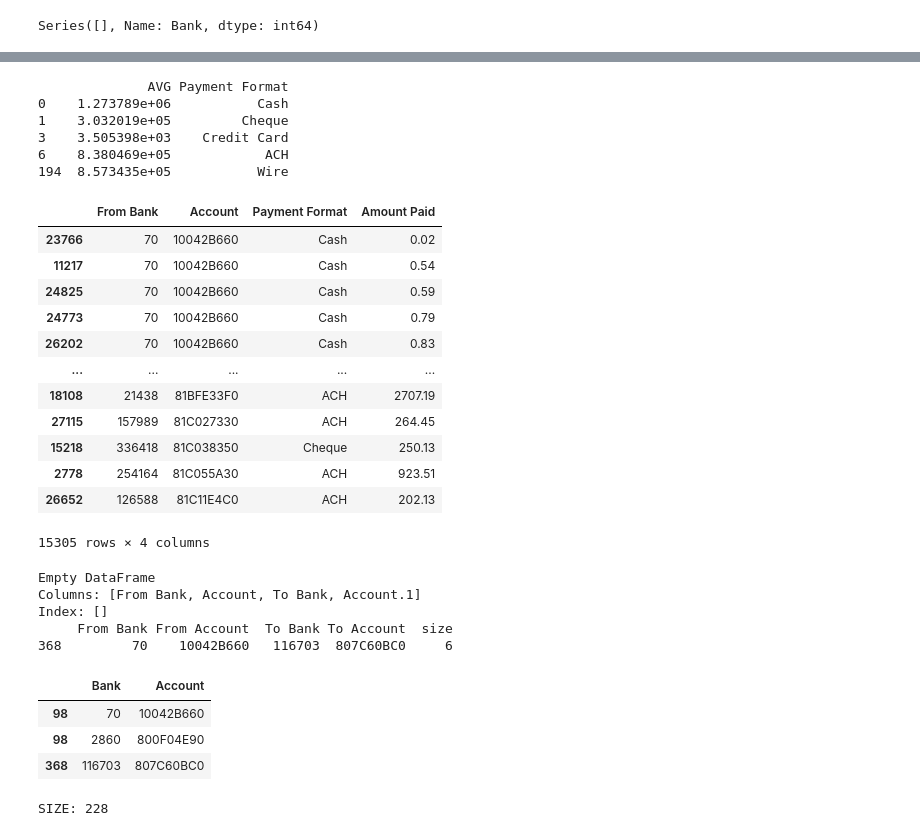
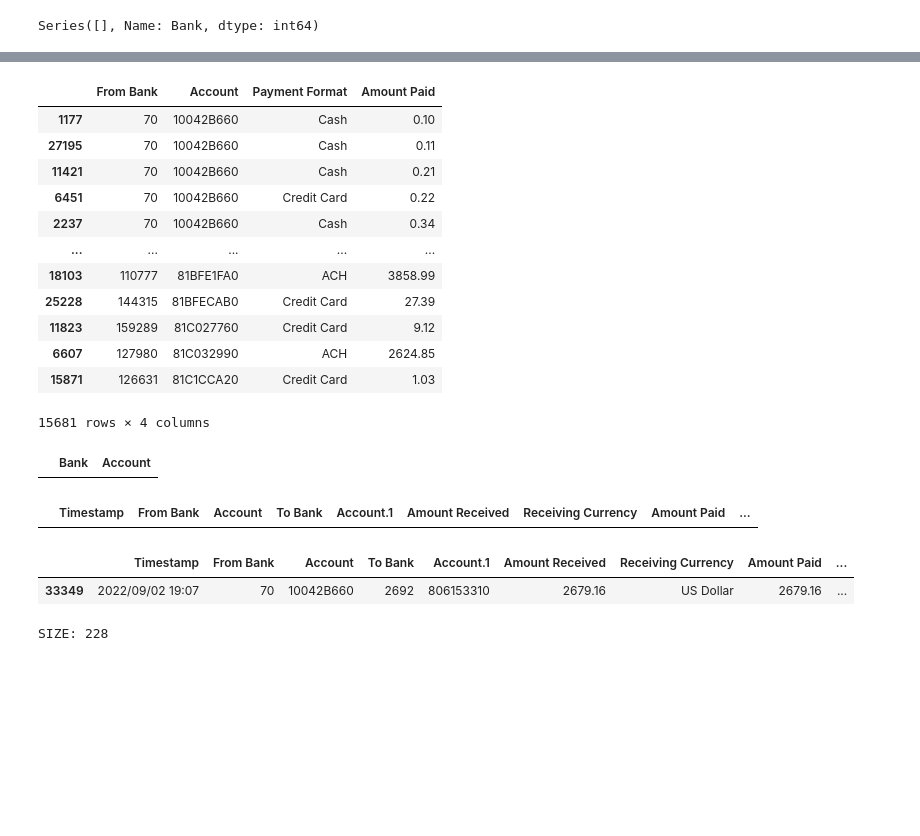
Before and after one commit to Bmorseletto/Tp-Grupal, a Jupyter notebook: money-laundering-analysis.ipynb, the cells around one changed output, grey strips where cells are left out. Cells and saved outputs as stored; diff of their text form; code cells hidden in the pictures; blank space fills up the shorter version.

```diff
--- a/money-laundering-analysis.ipynb
+++ b/money-laundering-analysis.ipynb
@@ -109,67 +109,61 @@ trans_usd_sept_2nd_with_avg_df = trans_usd_sept_2nd_df.merge(avg_amounts_per_typ
     "Amount Paid_y": "AVG",
 })
 
-print(trans_usd_sept_2nd_with_avg_df.loc[:, ["AVG", "Payment Format"]].drop_duplicates())
+
 lower_trans_usd_sept_2nd_with_avg_df = trans_usd_sept_2nd_with_avg_df[trans_usd_sept_2nd_with_avg_df["Amount Paid"] < trans_usd_sept_2nd_with_avg_df["AVG"] * 0.01]
 lower_trans_usd_sept_2nd_with_avg_df=lower_trans_usd_sept_2nd_with_avg_df[["From Bank", "Account", "Payment Format", "Amount Paid"]].sort_values(by=["Account", "Amount Paid"], ascending=True)
 lower_trans_usd_sept_2nd_with_avg_df
 # %% [output]
+|  | From Bank | Account | Payment Format | Amount Paid |
+| 1177 | 70 | 10042B660 | Cash | 0.10 |
+| 27195 | 70 | 10042B660 | Cash | 0.11 |
+| 11421 | 70 | 10042B660 | Cash | 0.21 |
+| 6451 | 70 | 10042B660 | Credit Card | 0.22 |
+| 2237 | 70 | 10042B660 | Cash | 0.34 |
+| ... | ... | ... | ... | ... |
+| 18103 | 110777 | 81BFE1FA0 | ACH | 3858.99 |
+| 25228 | 144315 | 81BFECAB0 | Credit Card | 27.39 |
+| 11823 | 159289 | 81C027760 | Credit Card | 9.12 |
+| 6607 | 127980 | 81C032990 | ACH | 2624.85 |
+| 15871 | 126631 | 81C1CCA20 | Credit Card | 1.03 |
-              AVG Payment Format
-0    1.273789e+06           Cash
-1    3.032019e+05         Cheque
-3    3.505398e+03    Credit Card
-6    8.380469e+05            ACH
-194  8.573435e+05           Wire
+15681 rows × 4 columns
-|  | From Bank | Account | Payment Format | Amount Paid |
-| 23766 | 70 | 10042B660 | Cash | 0.02 |
-| 11217 | 70 | 10042B660 | Cash | 0.54 |
-| 24825 | 70 | 10042B660 | Cash | 0.59 |
-| 24773 | 70 | 10042B660 | Cash | 0.79 |
-| 26202 | 70 | 10042B660 | Cash | 0.83 |
-| ... | ... | ... | ... | ... |
-| 18108 | 21438 | 81BFE33F0 | ACH | 2707.19 |
-| 27115 | 157989 | 81C027330 | ACH | 264.45 |
-| 15218 | 336418 | 81C038350 | Cheque | 250.13 |
-| 2778 | 254164 | 81C055A30 | ACH | 923.51 |
-| 26652 | 126588 | 81C11E4C0 | ACH | 202.13 |
-15305 rows × 4 columns
 # %%
 #4. Accounts that match the scatter-gather pattern and where the source account has transferred to more than 5 distinct accounts.
 
 accounts_df = ranged_trans_usd_sept_df[["From Bank", "Account", "To Bank", "Account.1"]]
-print(trans_usd_sept_1st_df[(trans_usd_sept_1st_df["Account.1"] == "807C60BC0")])
-account_pairs_df = accounts_df.merge(trans_usd_sept_1st_df, left_on=["To Bank", "Account.1"], right_on=["From Bank", "Account"]).rename(columns={
+account_pairs_df = accounts_df.merge(trans_usd_sept_1st_df, left_on=["To Bank", "Account.1"], right_on=["From Bank", "Account"], how="inner").rename(columns={
     "From Bank_x": "From Bank",
     "Account_x": "From Account",
     "To Bank_y": "To Bank",
     "Account.1_y": "To Account"
 })
 account_pairs_df = account_pairs_df[(account_pairs_df["From Bank"] != account_pairs_df["To Bank"]) | (account_pairs_df["From Account"] != account_pairs_df["To Account"])]
-account_pairs_df = account_pairs_df.groupby(["From Bank", "From Account", "To Bank", "To Account"], as_index=False).size()
-print(account_pairs_df[(account_pairs_df["To Account"] == "807C60BC0")])
+account_pairs_df = account_pairs_df.drop_duplicates().groupby(["From Bank", "From Account", "To Bank", "To Account"], as_index=False).size()
 account_pairs_df = account_pairs_df[(account_pairs_df["size"] >= 5)]
 
 
 from_account_pairs_df = account_pairs_df[["From Bank", "From Account"]].rename(columns={
     "From Bank": "Bank",
     "From Account": "Account"
 })
 to_account_pairs_df = account_pairs_df[["To Bank", "To Account"]].rename(columns={
     "To Bank": "Bank",
     "To Account": "Account"
 })
 unique_accounts = pd.concat([from_account_pairs_df, to_account_pairs_df]).drop_duplicates()
 unique_accounts
 # %% [output]
-Empty DataFrame
-Columns: [From Bank, Account, To Bank, Account.1]
-Index: []
-     From Bank From Account  To Bank To Account  size
-368         70    10042B660   116703  807C60BC0     6
 |  | Bank | Account |
-| 98 | 70 | 10042B660 |
-| 98 | 2860 | 800F04E90 |
-| 368 | 116703 | 807C60BC0 |
+# %%
+trans_usd_sept_1st_df[(trans_usd_sept_1st_df["Account.1"] == "807C60BC0")]
+# %% [output]
+|  | Timestamp | From Bank | Account | To Bank | Account.1 | Amount Received | Receiving Currency | Amount Paid | ... |
+# %%
+a=trans_usd_sept_1st_df[(trans_usd_sept_1st_df["Account"] == "10042B660")]
+a[a["Account.1"] == "806153310"]
+# %% [output]
+|  | Timestamp | From Bank | Account | To Bank | Account.1 | Amount Received | Receiving Currency | Amount Paid | ... |
+| 33349 | 2022/09/02 19:07 | 70 | 10042B660 | 2692 | 806153310 | 2679.16 | US Dollar | 2679.16 | ... |
 # %%
 #Conversion dates of period [2022-09-01, 2022-09-05] with base USD
 #Bitcoin rates taken from investing.com
```
Also changed, not shown: parts of 10 cells of this notebook, 7 other files.
